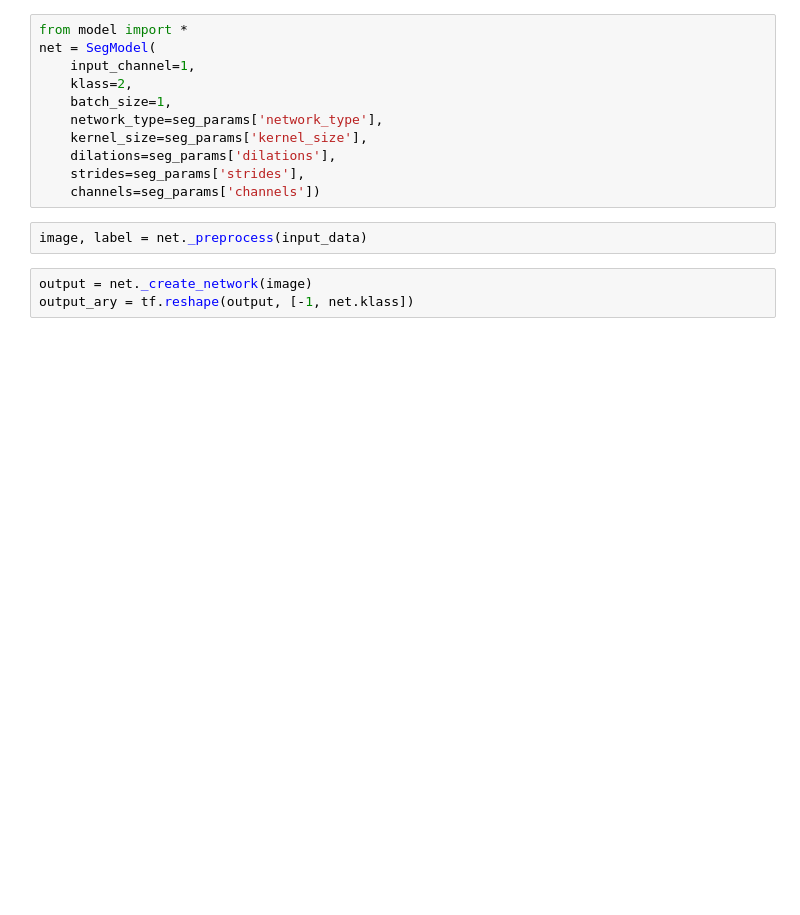
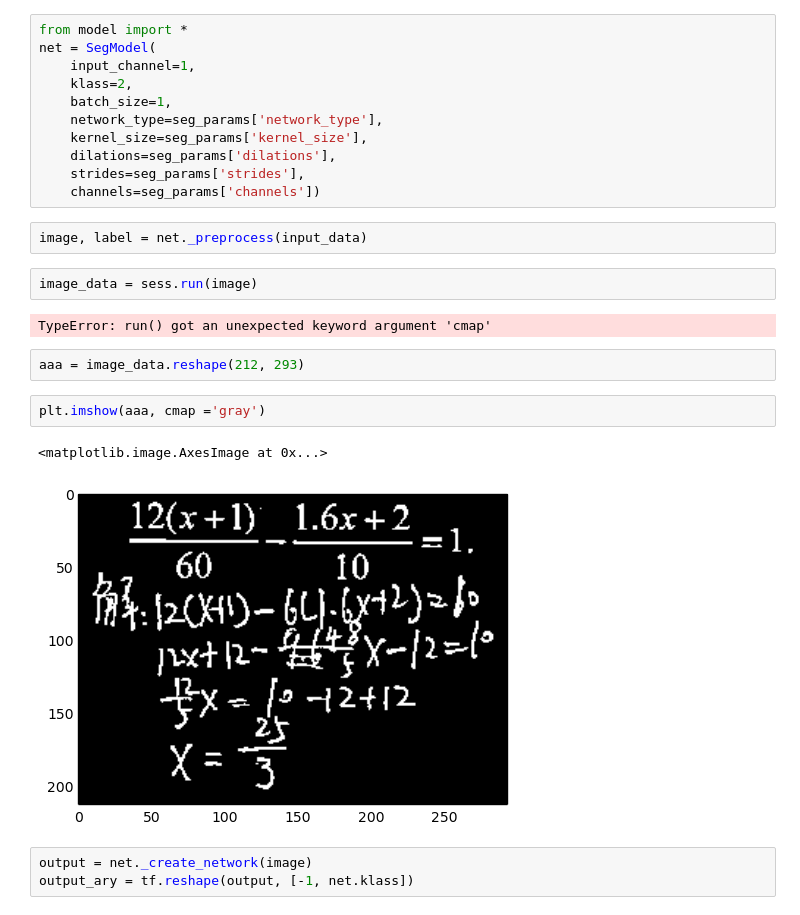
Before and after one commit to BuddyRobots/segmentation, a Jupyter notebook: test_input.py.ipynb, the cells around one changed output. Cells and saved outputs as stored; diff of their text form; blank space fills up the shorter version.

```diff
--- a/test_input.py.ipynb
+++ b/test_input.py.ipynb
@@ -43,6 +43,17 @@ net = SegModel(
     channels=seg_params['channels'])
 # %%
 image, label = net._preprocess(input_data)
+# %%
+image_data = sess.run(image)
+# %% [output]
+TypeError: run() got an unexpected keyword argument 'cmap'
+# %%
+aaa = image_data.reshape(212, 293)
+# %%
+plt.imshow(aaa, cmap ='gray')
+# %% [output]
+<matplotlib.image.AxesImage at 0x...>
+[figure, added]
 # %%
 output = net._create_network(image)
 output_ary = tf.reshape(output, [-1, net.klass])
```
Also changed, not shown: parts of 6 cells of this notebook, 7 other files.
